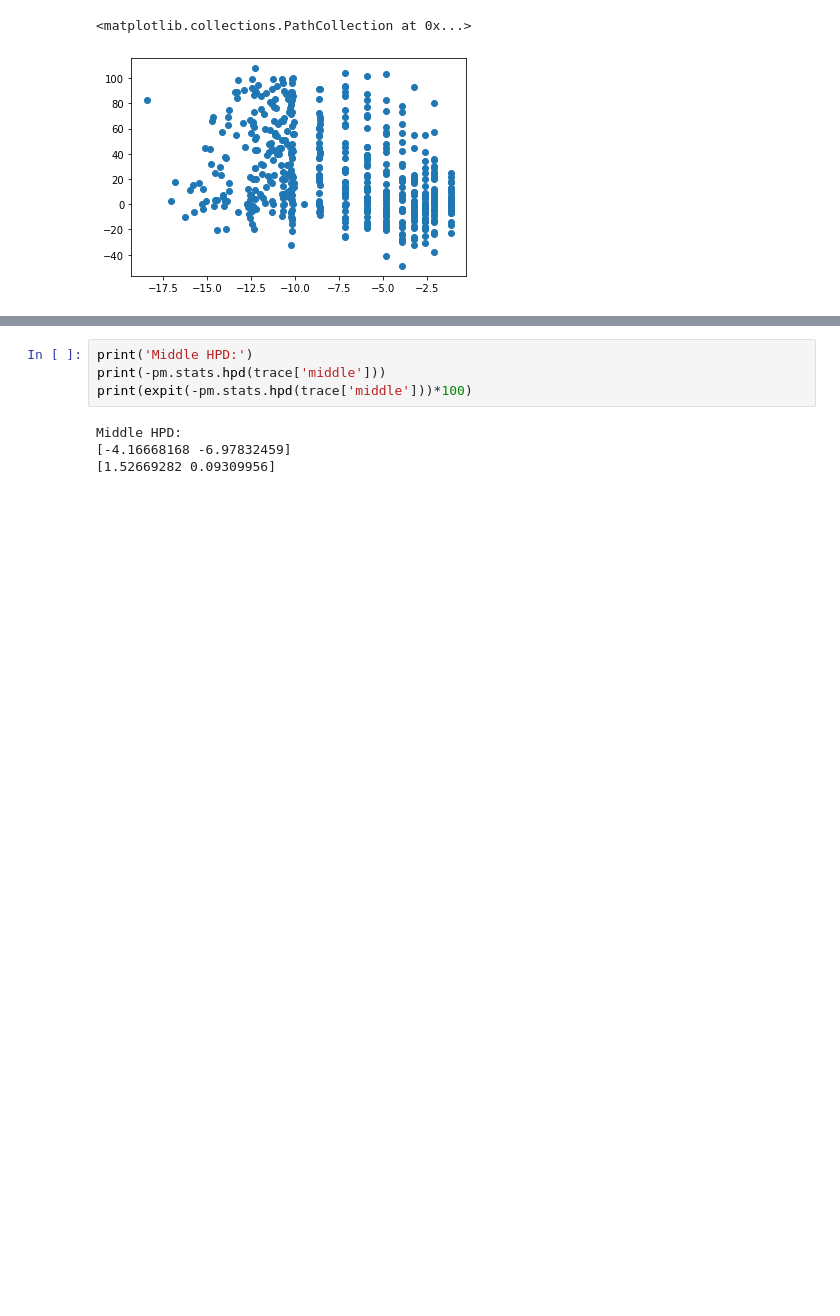
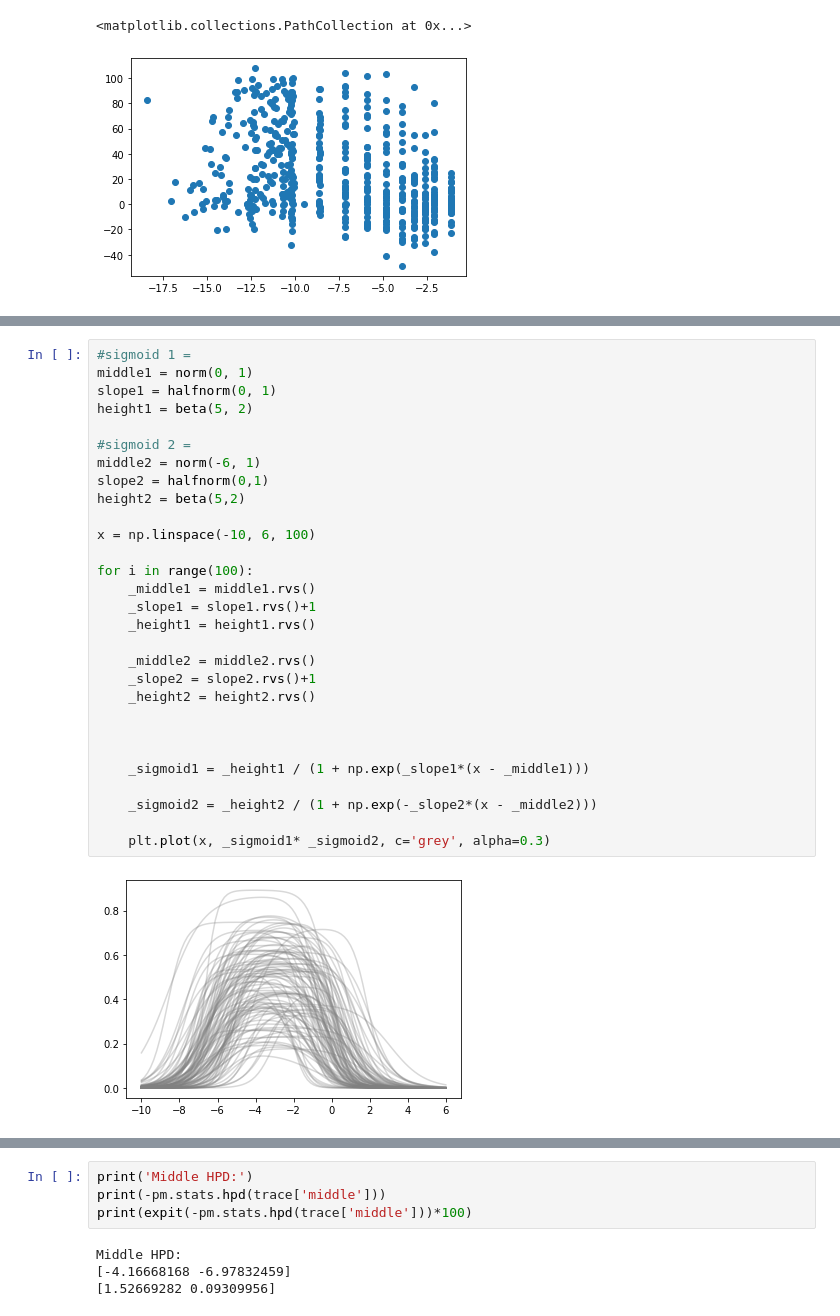
Before and after one commit to ljmartin/dockop, a Jupyter notebook: code/bayesian_hit_rate_fit.ipynb, the cells around one changed output, grey strips where cells are left out. Drawn from its saved outputs; the diff is of its cells as text; blank space fills up the shorter version.

```diff
--- a/code/bayesian_hit_rate_fit.ipynb
+++ b/code/bayesian_hit_rate_fit.ipynb
@@ -49,0 +55,31 @@ plt.scatter(logit(ranks), df['Inhibition (%) at 10uM'].values.astype(float))
+# %%
+#sigmoid 1 =
+middle1 = norm(0, 1)
+slope1 = halfnorm(0, 1)
+height1 = beta(5, 2)
+
+#sigmoid 2 =
+middle2 = norm(-6, 1)
+slope2 = halfnorm(0,1)
+height2 = beta(5,2)
+
+x = np.linspace(-10, 6, 100)
+
+for i in range(100):
+    _middle1 = middle1.rvs()
+    _slope1 = slope1.rvs()+1
+    _height1 = height1.rvs()
+
+    _middle2 = middle2.rvs()
+    _slope2 = slope2.rvs()+1
+    _height2 = height2.rvs()
+
+
+
+    _sigmoid1 = _height1 / (1 + np.exp(_slope1*(x - _middle1)))
+
+    _sigmoid2 = _height2 / (1 + np.exp(-_slope2*(x - _middle2)))
+
+    plt.plot(x, _sigmoid1* _sigmoid2, c='grey', alpha=0.3)
+# %% [output]
+[figure, added]
```
Also changed, not shown: parts of 18 cells of this notebook, 24 other files.
